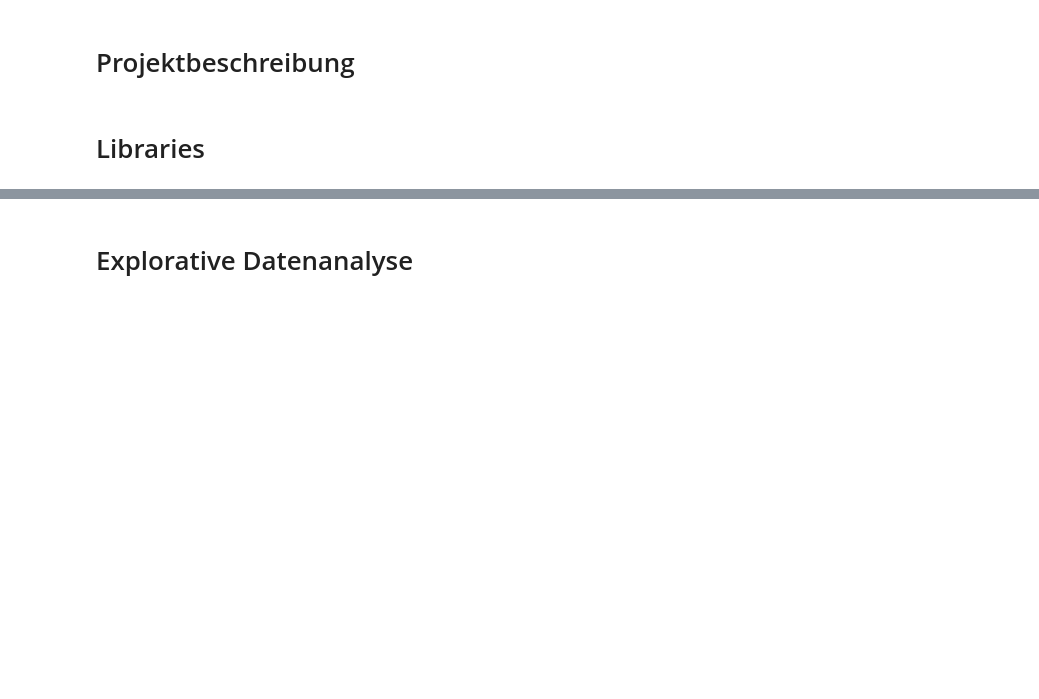
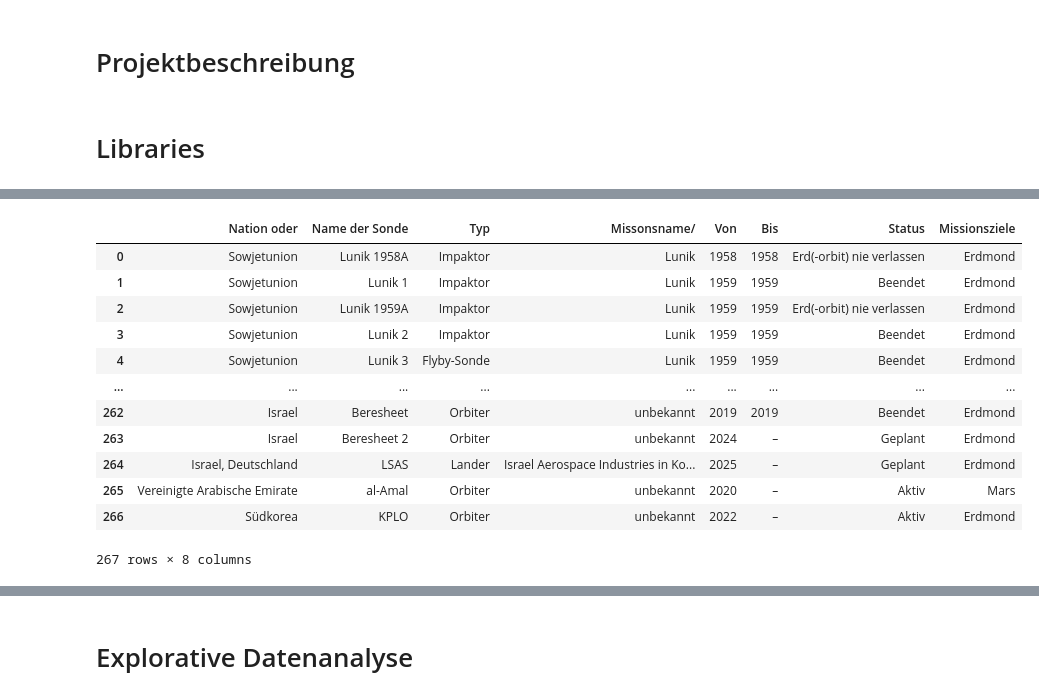
Before and after one commit to san-projekt/projekt, a Jupyter notebook: san-notebook.ipynb, the cells around one changed output, grey strips where cells are left out. Cells and saved outputs as stored; diff of their text form; code cells hidden in the pictures; blank space fills up the shorter version.

```diff
--- a/san-notebook.ipynb
+++ b/san-notebook.ipynb
@@ -50,0 +42,21 @@ generate_xlsx_for_gephi()
+# %%
+# Generate xlsx for gephi
+generate_xlsx_for_gephi()
+
+# Daten einlesen für Networkx
+df = pd.read_excel("data/Liste_Raumsonden.xlsx", sheet_name="Liste_Raumsonden")
+df
+# %% [output]
+|  | Nation oder | Name der Sonde | Typ | Missonsname/ | Von | Bis | Status | Missionsziele |
+| 0 | Sowjetunion | Lunik 1958A | Impaktor | Lunik | 1958 | 1958 | Erd(-orbit) nie verlassen | Erdmond |
+| 1 | Sowjetunion | Lunik 1 | Impaktor | Lunik | 1959 | 1959 | Beendet | Erdmond |
+| 2 | Sowjetunion | Lunik 1959A | Impaktor | Lunik | 1959 | 1959 | Erd(-orbit) nie verlassen | Erdmond |
+| 3 | Sowjetunion | Lunik 2 | Impaktor | Lunik | 1959 | 1959 | Beendet | Erdmond |
+| 4 | Sowjetunion | Lunik 3 | Flyby-Sonde | Lunik | 1959 | 1959 | Beendet | Erdmond |
+| ... | ... | ... | ... | ... | ... | ... | ... | ... |
+| 262 | Israel | Beresheet | Orbiter | unbekannt | 2019 | 2019 | Beendet | Erdmond |
+| 263 | Israel | Beresheet 2 | Orbiter | unbekannt | 2024 | – | Geplant | Erdmond |
+| 264 | Israel, Deutschland | LSAS | Lander | Israel Aerospace Industries in Ko... | 2025 | – | Geplant | Erdmond |
+| 265 | Vereinigte Arabische Emirate | al-Amal | Orbiter | unbekannt | 2020 | – | Aktiv | Mars |
+| 266 | Südkorea | KPLO | Orbiter | unbekannt | 2022 | – | Aktiv | Erdmond |
+267 rows × 8 columns
```
Also changed, not shown: parts of 12 cells of this notebook, 2 other files.
